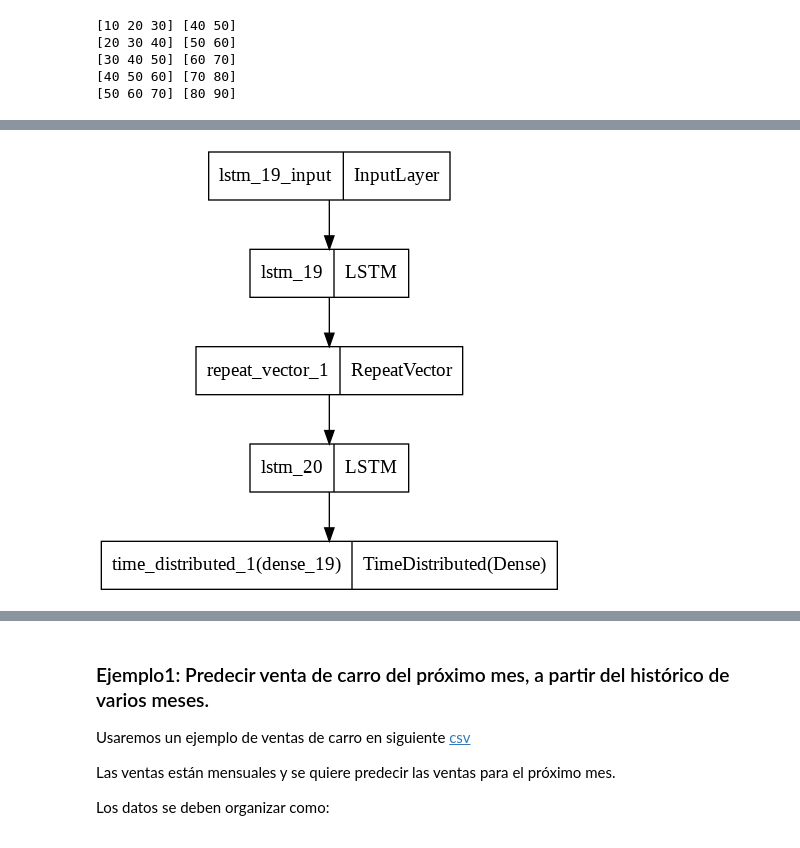
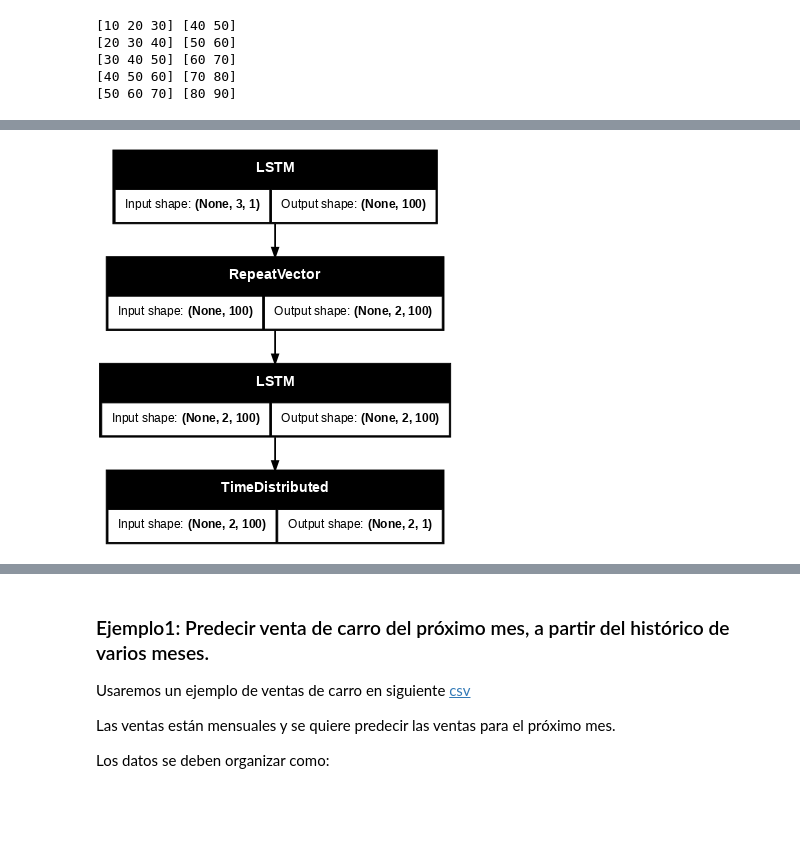
Before and after one commit to ibonetc/Data_Analytics, a Jupyter notebook: DeepLearning/DA_SeriesDeTiempo.ipynb, the cells around one changed output, grey strips where cells are left out. Cells and saved outputs as stored; diff of their text form; code cells hidden in the pictures; blank space fills up the shorter version.

```diff
--- a/DeepLearning/DA_SeriesDeTiempo.ipynb
+++ b/DeepLearning/DA_SeriesDeTiempo.ipynb
@@ -586,7 +608,7 @@ WARNING:tensorflow:Layer lstm_20 will not use cuDNN kernels since it doesn't mee
 # %%
-tf.keras.utils.plot_model(model)
+tf.keras.utils.plot_model(model,show_shapes=True,dpi=64)
 # %% [output]
-[figure, old version]
+[figure, new version]
 # %%
 model.fit(X, y, epochs=100)
 # %% [output]
```
Also changed, not shown: parts of 64 cells of this notebook.
